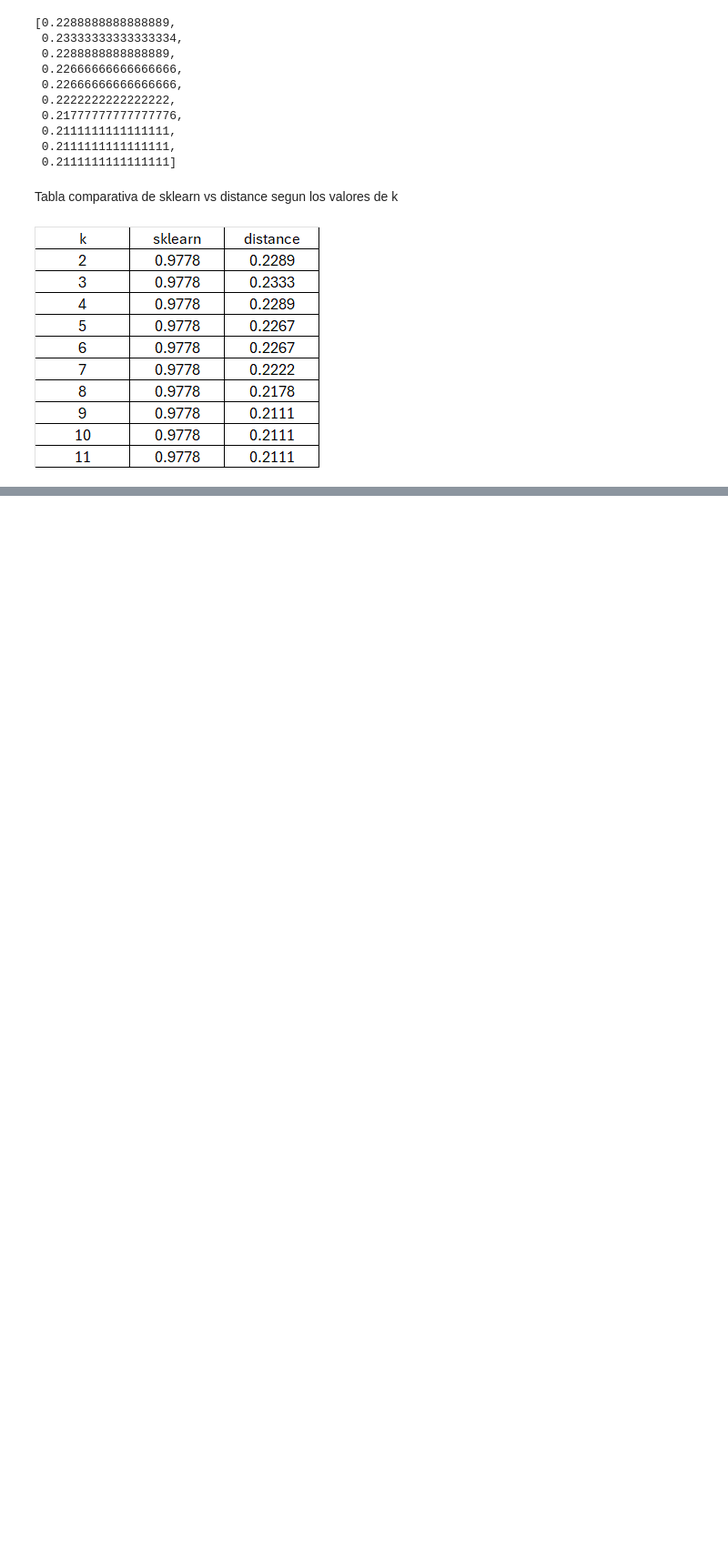
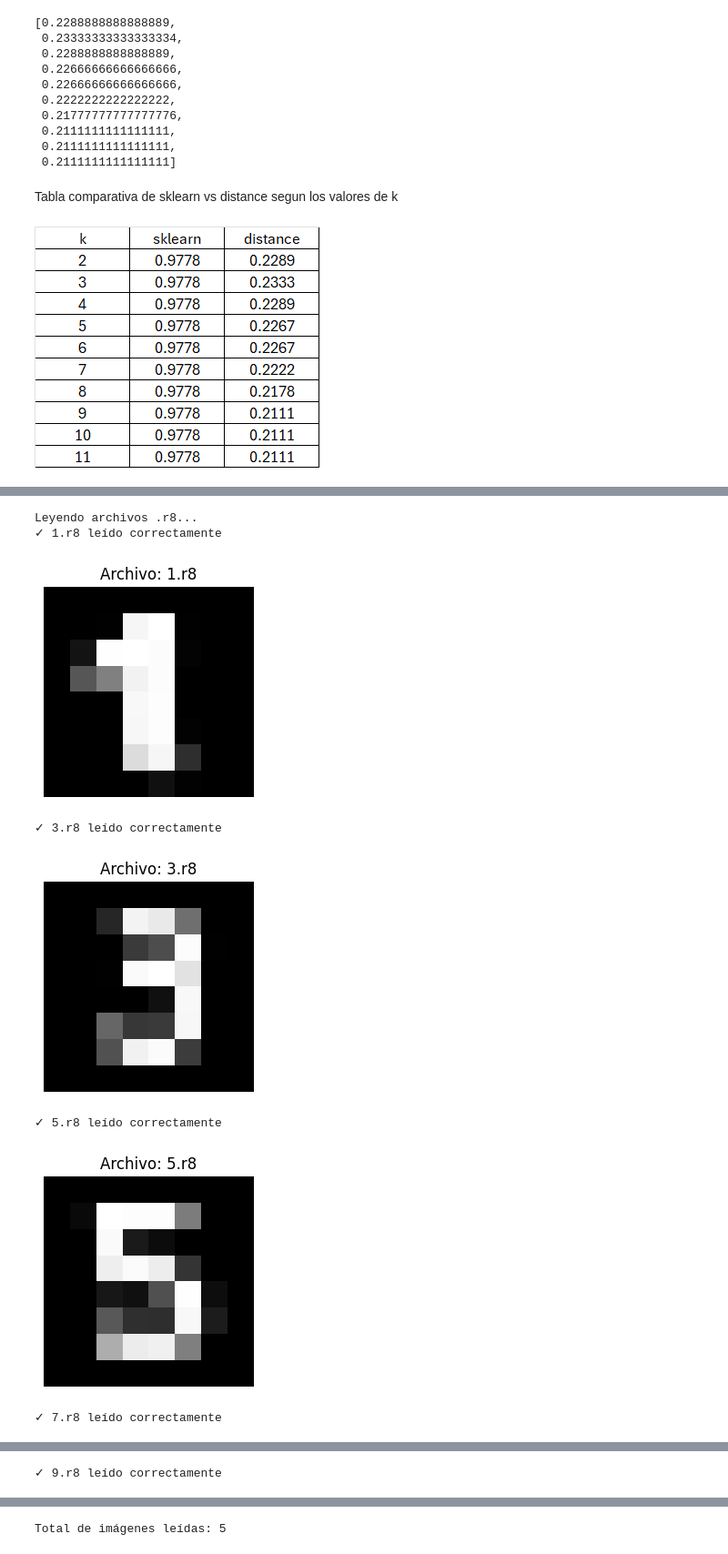
Before and after one commit to LosMelonesDulces/Tarea2-Patrones, a Jupyter notebook: imagenes.ipynb, the cells around one changed output, grey strips where cells are left out. Shown at 91% size. Drawn from its saved outputs; the diff is of its cells as text; code cells hidden in the pictures; blank space fills up the shorter version.

Commit message:
Unify and predict custom images

```diff
--- a/imagenes.ipynb
+++ b/imagenes.ipynb
@@ -297,0 +332,28 @@ Tabla comparativa de sklearn vs distance segun los valores de k
+# %%
+# Leer todos los archivos .r8
+archivos_r8 = ['1.r8', '3.r8', '5.r8', '7.r8', '9.r8']
+imagenes_r8 = []
+nombres_archivos = []
+
+print("Leyendo archivos .r8...")
+for archivo in archivos_r8:
+    imagen = read_r8_file(archivo)
+    if imagen is not None:
+        imagenes_r8.append(imagen)
+        nombres_archivos.append(archivo)
+        print(f"✓ {archivo} leído correctamente")
+        # Mostrar la imagen
+        show_image(imagen, f"Archivo: {archivo}")
+    else:
+        print(f"✗ Error leyendo {archivo}")
+
+print(f"\nTotal de imágenes leídas: {len(imagenes_r8)}")
+# %% [output]
+Leyendo archivos .r8...
+✓ 1.r8 leído correctamente
+[figure, added]
+✓ 3.r8 leído correctamente
+[figure, added]
+✓ 5.r8 leído correctamente
+[figure, added]
+✓ 7.r8 leído correctamente
@@ -297,0 +361 @@ Tabla comparativa de sklearn vs distance segun los valores de k
+✓ 9.r8 leído correctamente
@@ -297,0 +363 @@ Tabla comparativa de sklearn vs distance segun los valores de k
+Total de imágenes leídas: 5
```
Also changed, not shown: parts of 6 cells of this notebook, 6 other files.
